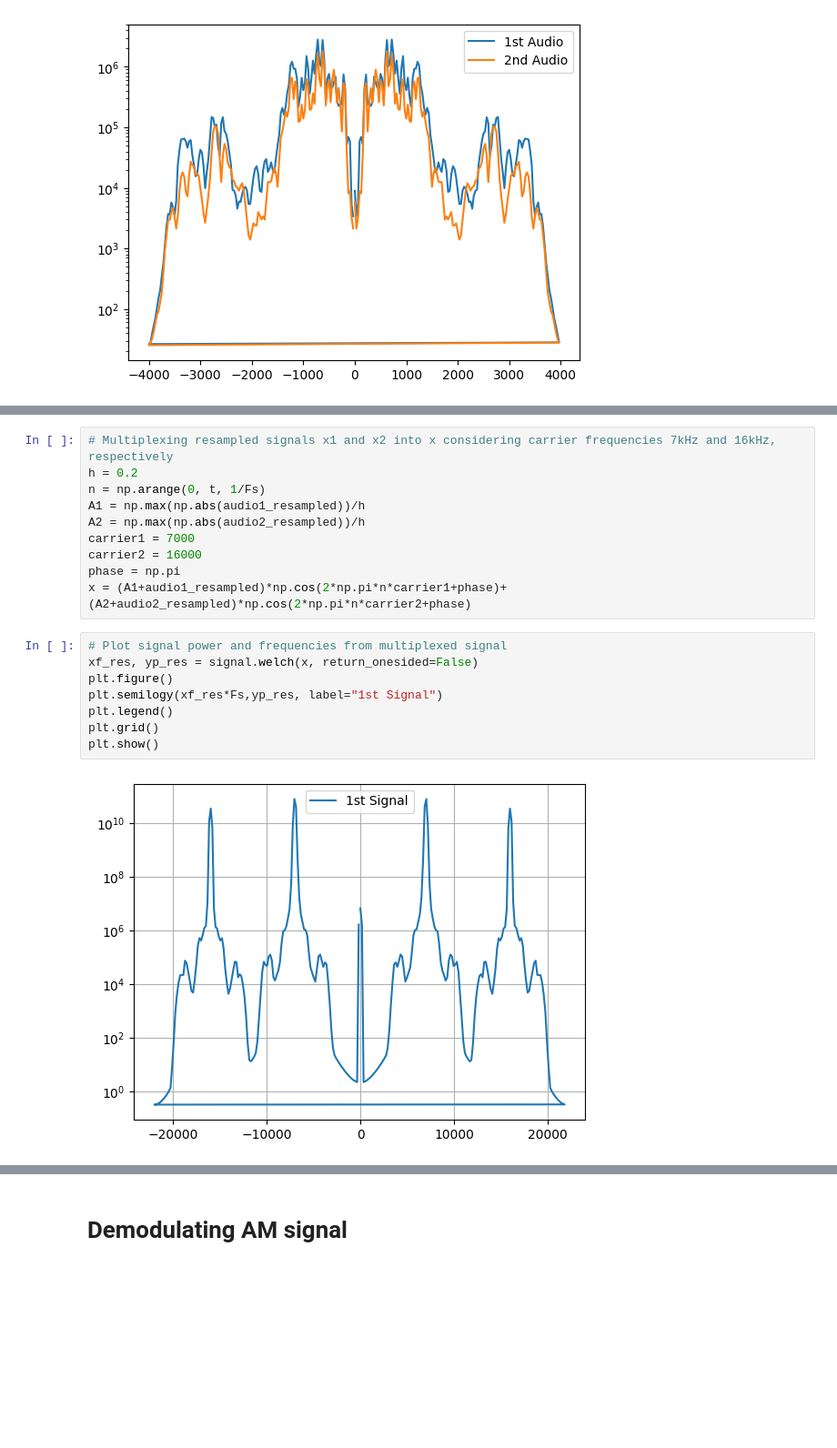
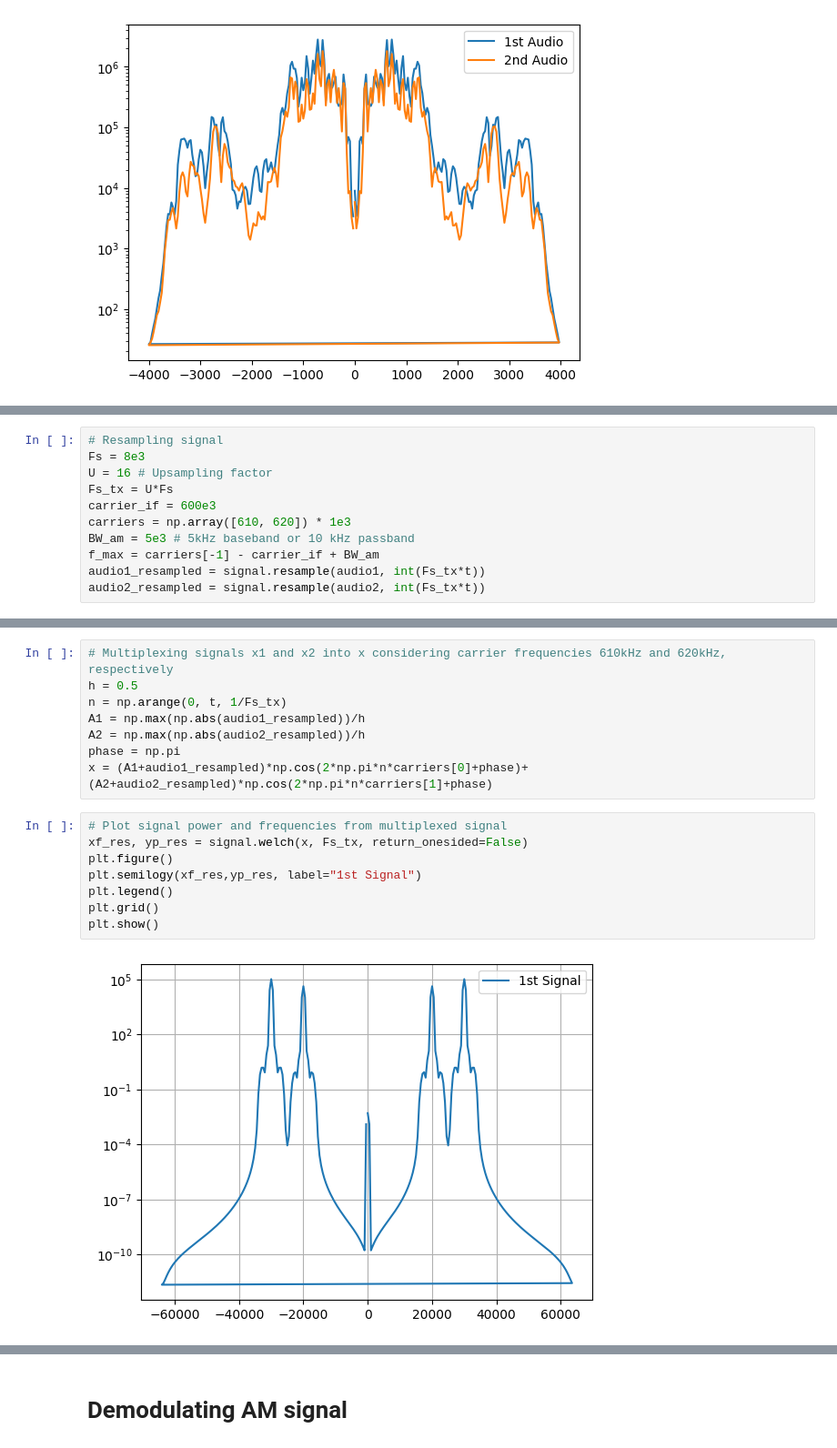
Before and after one commit to cleversonahum/digital_transmission_codes, a Jupyter notebook: codes/am-exercise-1.ipynb, the cells around one changed output, grey strips where cells are left out. Shown: that part at 91% size. Saved outputs shown, nothing was run; the diff lists cells and outputs as text; blank space fills up the shorter version.

Commit message:
fixing upsampling processing, still evaluating the upconverted signal

```diff
--- a/codes/am-exercise-1.ipynb
+++ b/codes/am-exercise-1.ipynb
@@ -44,2 +39,13 @@ audio2_resampled = signal.resample(audio2, int(len(audio2)*11/2))
+# %%
+# Resampling signal
+Fs = 8e3
+U = 16 # Upsampling factor
+Fs_tx = U*Fs
+carrier_if = 600e3
+carriers = np.array([610, 620]) * 1e3
+BW_am = 5e3 # 5kHz baseband or 10 kHz passband
+f_max = carriers[-1] - carrier_if + BW_am
+audio1_resampled = signal.resample(audio1, int(Fs_tx*t))
+audio2_resampled = signal.resample(audio2, int(Fs_tx*t))
 # %%
 # Plot signal power and frequencies from resampled signals
@@ -57,23 +62,21 @@ plt.show()
 # %%
-# Multiplexing resampled signals x1 and x2 into x considering carrier frequencies 7kHz and 16kHz, respectively
-h = 0.2
-n = np.arange(0, t, 1/Fs)
+# Multiplexing signals x1 and x2 into x considering carrier frequencies 610kHz and 620kHz, respectively
+h = 0.5
+n = np.arange(0, t, 1/Fs_tx)
 A1 = np.max(np.abs(audio1_resampled))/h
 A2 = np.max(np.abs(audio2_resampled))/h
-carrier1 = 7000
-carrier2 = 16000
 phase = np.pi
-x = (A1+audio1_resampled)*np.cos(2*np.pi*n*carrier1+phase)+(A2+audio2_resampled)*np.cos(2*np.pi*n*carrier2+phase)
+x = (A1+audio1_resampled)*np.cos(2*np.pi*n*carriers[0]+phase)+(A2+audio2_resampled)*np.cos(2*np.pi*n*carriers[1]+phase)
 # %%
 # Plot signal power and frequencies from multiplexed signal
-xf_res, yp_res = signal.welch(x, return_onesided=False)
+xf_res, yp_res = signal.welch(x, Fs_tx, return_onesided=False)
 plt.figure()
-plt.semilogy(xf_res*Fs,yp_res, label="1st Signal")
+plt.semilogy(xf_res,yp_res, label="1st Signal")
 plt.legend()
 plt.grid()
 plt.show()
 # %% [output]
-[figure, old version]
+[figure, new version]
 # %%
 # Creating a noise in according to SNR value and inserting into signal x
 SNR_db = 90
```
Also changed, not shown: parts of 17 cells of this notebook, 1 other file.
